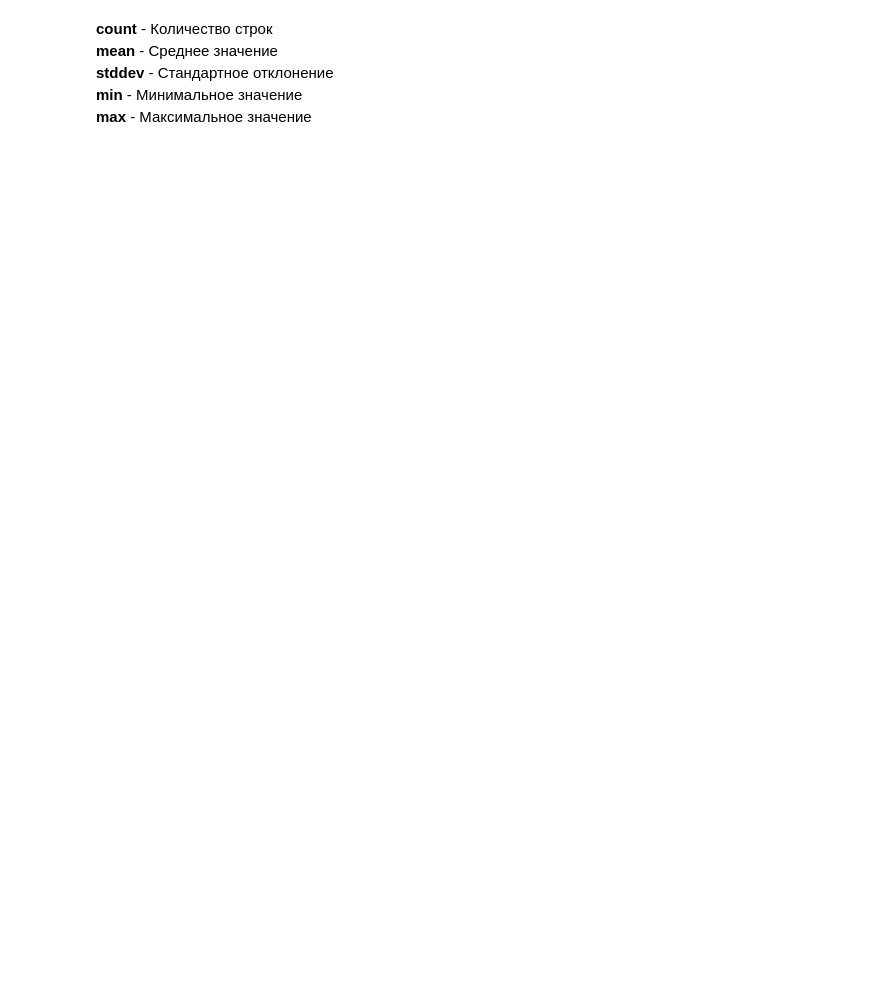
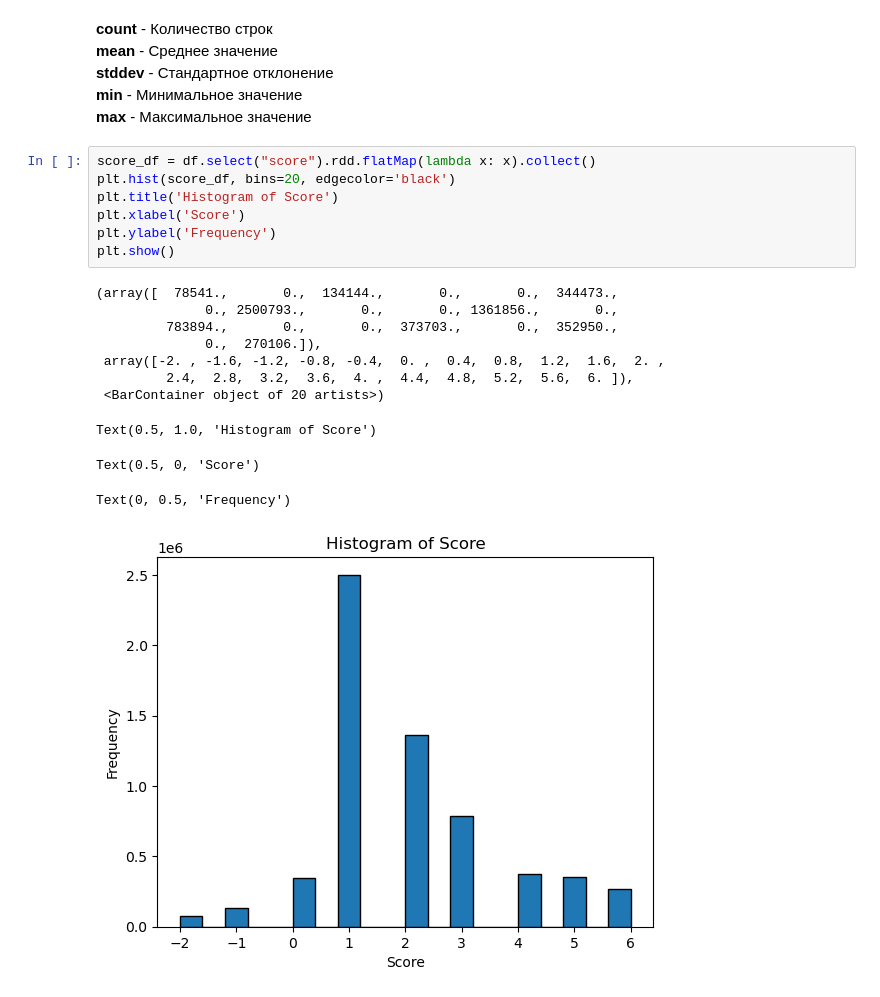
Before and after one commit to waltalgg/SOBD, a Jupyter notebook: Lab1.ipynb, the cells around one changed output. Saved outputs shown, nothing was run; the diff lists cells and outputs as text; blank space fills up the shorter version.

```diff
--- a/Lab1.ipynb
+++ b/Lab1.ipynb
@@ -213,3 +246,22 @@ Median score: 2.0
 **stddev** - Стандартное отклонение\
 **min** - Минимальное значение\
 **max** - Максимальное значение
+# %%
+score_df = df.select("score").rdd.flatMap(lambda x: x).collect()
+plt.hist(score_df, bins=20, edgecolor='black')
+plt.title('Histogram of Score')
+plt.xlabel('Score')
+plt.ylabel('Frequency')
+plt.show()
+# %% [output]
+(array([  78541.,       0.,  134144.,       0.,       0.,  344473.,
+              0., 2500793.,       0.,       0., 1361856.,       0.,
+         783894.,       0.,       0.,  373703.,       0.,  352950.,
+              0.,  270106.]),
+ array([-2. , -1.6, -1.2, -0.8, -0.4,  0. ,  0.4,  0.8,  1.2,  1.6,  2. ,
+         2.4,  2.8,  3.2,  3.6,  4. ,  4.4,  4.8,  5.2,  5.6,  6. ]),
+ <BarContainer object of 20 artists>)
+Text(0.5, 1.0, 'Histogram of Score')
+Text(0.5, 0, 'Score')
+Text(0, 0.5, 'Frequency')
+[figure, added]
```
Also changed, not shown: parts of 12 cells of this notebook.
